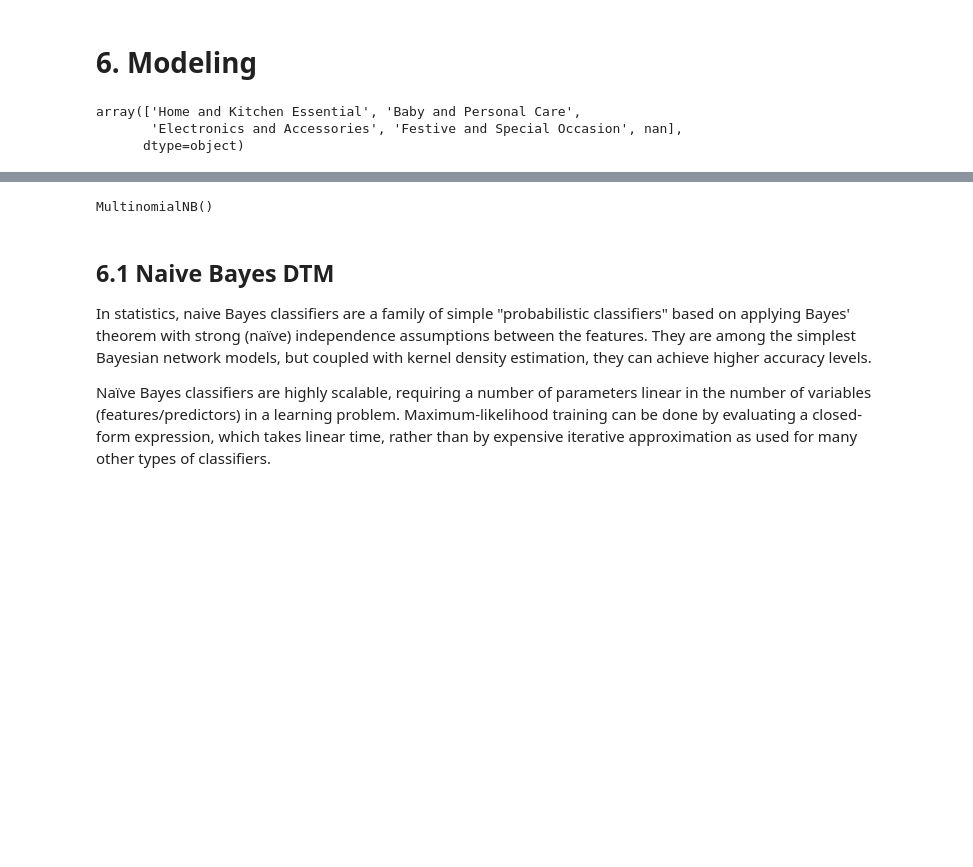
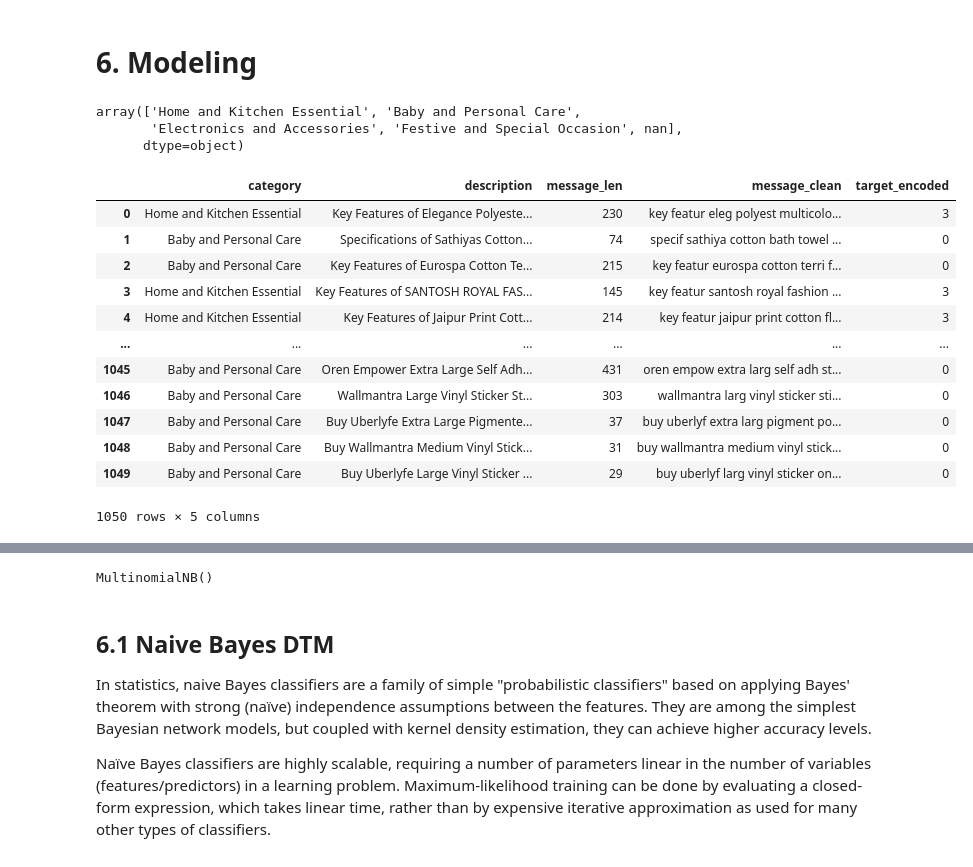
Before and after one commit to LucileRb/classification_auto_consommation, a Jupyter notebook: nlp-glove-bert-tf-idf-lstm-explained_with_df_products.ipynb, the cells around one changed output, grey strips where cells are left out. Drawn from its saved outputs; the diff is of its cells as text; code cells hidden in the pictures; blank space fills up the shorter version.

```diff
--- a/nlp-glove-bert-tf-idf-lstm-explained_with_df_products.ipynb
+++ b/nlp-glove-bert-tf-idf-lstm-explained_with_df_products.ipynb
@@ -625,6 +601,22 @@ df['category'].unique()
 array(['Home and Kitchen Essential', 'Baby and Personal Care',
        'Electronics and Accessories', 'Festive and Special Occasion', nan],
       dtype=object)
+# %%
+df
+# %% [output]
+|  | category | description | message_len | message_clean | target_encoded |
+| 0 | Home and Kitchen Essential | Key Features of Elegance Polyeste... | 230 | key featur eleg polyest multicolo... | 3 |
+| 1 | Baby and Personal Care | Specifications of Sathiyas Cotton... | 74 | specif sathiya cotton bath towel ... | 0 |
+| 2 | Baby and Personal Care | Key Features of Eurospa Cotton Te... | 215 | key featur eurospa cotton terri f... | 0 |
+| 3 | Home and Kitchen Essential | Key Features of SANTOSH ROYAL FAS... | 145 | key featur santosh royal fashion ... | 3 |
+| 4 | Home and Kitchen Essential | Key Features of Jaipur Print Cott... | 214 | key featur jaipur print cotton fl... | 3 |
+| ... | ... | ... | ... | ... | ... |
+| 1045 | Baby and Personal Care | Oren Empower Extra Large Self Adh... | 431 | oren empow extra larg self adh st... | 0 |
+| 1046 | Baby and Personal Care | Wallmantra Large Vinyl Sticker St... | 303 | wallmantra larg vinyl sticker sti... | 0 |
+| 1047 | Baby and Personal Care | Buy Uberlyfe Extra Large Pigmente... | 37 | buy uberlyf extra larg pigment po... | 0 |
+| 1048 | Baby and Personal Care | Buy Wallmantra Medium Vinyl Stick... | 31 | buy wallmantra medium vinyl stick... | 0 |
+| 1049 | Baby and Personal Care | Buy Uberlyfe Large Vinyl Sticker ... | 29 | buy uberlyf larg vinyl sticker on... | 0 |
+1050 rows × 5 columns
 # %%
 ########## TSNE ##########
 
```
Also changed, not shown: parts of 65 cells of this notebook, 1 other file.
